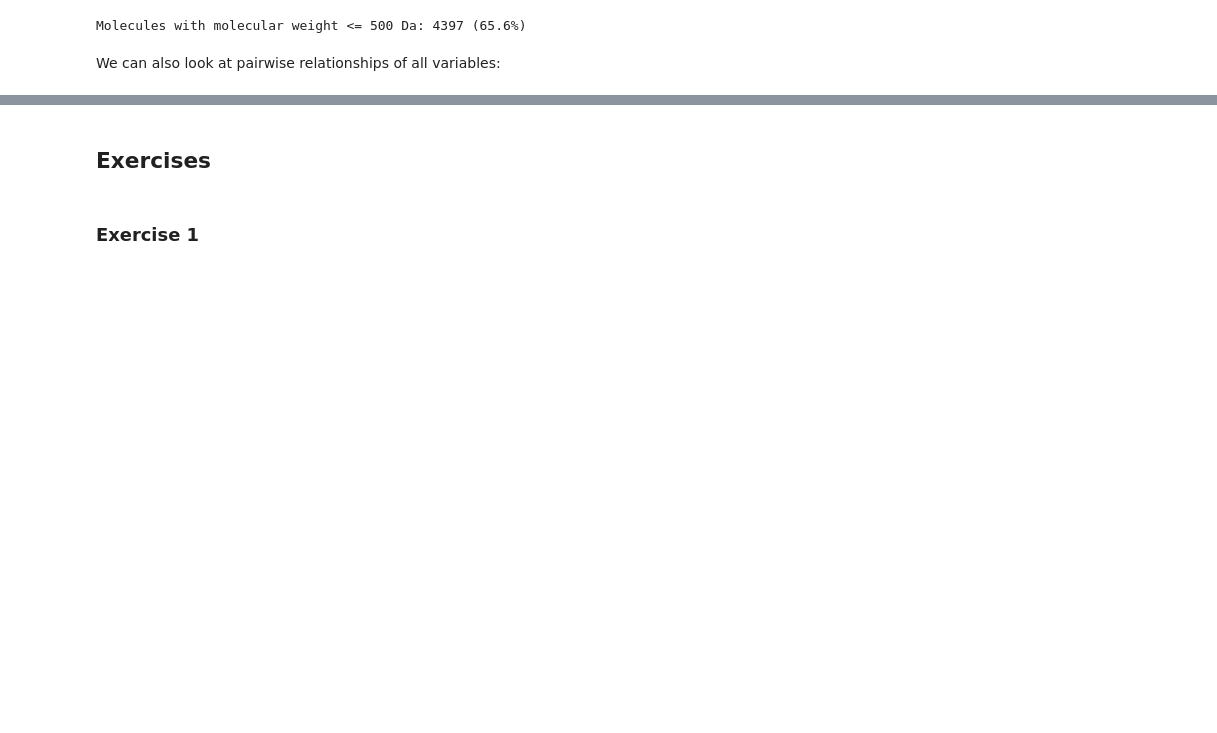
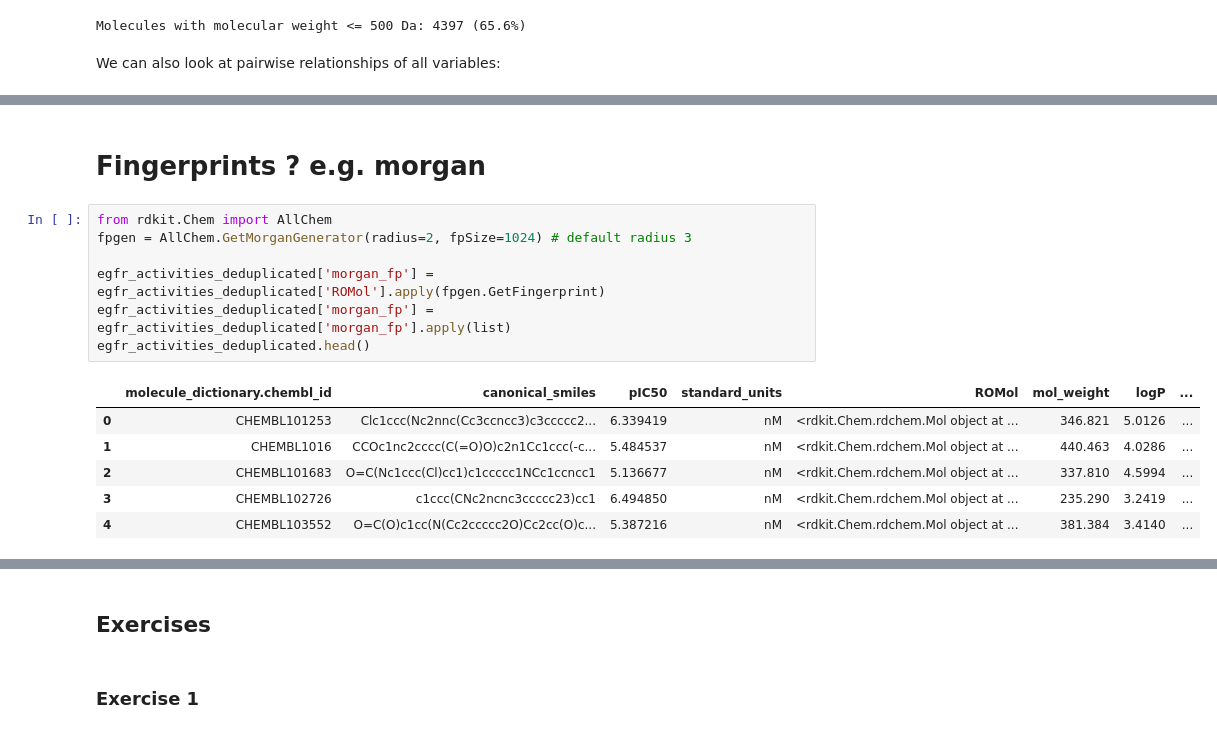
Before and after one commit to AndreaVolkamer/cic_summerschool_2025, a Jupyter notebook: session_1/session_1.ipynb, the cells around one changed output, grey strips where cells are left out. Cells and saved outputs as stored; diff of their text form; blank space fills up the shorter version.

```diff
--- a/session_1/session_1.ipynb
+++ b/session_1/session_1.ipynb
@@ -337,3 +405,19 @@ sns.pairplot(edfr_activities_deduplicated[["mol_weight", "logP", "pIC50"]])
 plt.show()
 # %% [output]
 [figure]
+# %% [markdown]
+# Fingerprints ? e.g. morgan
+# %%
+from rdkit.Chem import AllChem
+fpgen = AllChem.GetMorganGenerator(radius=2, fpSize=1024) # default radius 3
+
+egfr_activities_deduplicated['morgan_fp'] = egfr_activities_deduplicated['ROMol'].apply(fpgen.GetFingerprint)
+egfr_activities_deduplicated['morgan_fp'] = egfr_activities_deduplicated['morgan_fp'].apply(list)
+egfr_activities_deduplicated.head()
+# %% [output]
+|  | molecule_dictionary.chembl_id | canonical_smiles | pIC50 | standard_units | ROMol | mol_weight | logP | ... |
+| 0 | CHEMBL101253 | Clc1ccc(Nc2nnc(Cc3ccncc3)c3ccccc2... | 6.339419 | nM | <rdkit.Chem.rdchem.Mol object at ... | 346.821 | 5.0126 | ... |
+| 1 | CHEMBL1016 | CCOc1nc2cccc(C(=O)O)c2n1Cc1ccc(-c... | 5.484537 | nM | <rdkit.Chem.rdchem.Mol object at ... | 440.463 | 4.0286 | ... |
+| 2 | CHEMBL101683 | O=C(Nc1ccc(Cl)cc1)c1ccccc1NCc1ccncc1 | 5.136677 | nM | <rdkit.Chem.rdchem.Mol object at ... | 337.810 | 4.5994 | ... |
+| 3 | CHEMBL102726 | c1ccc(CNc2ncnc3ccccc23)cc1 | 6.494850 | nM | <rdkit.Chem.rdchem.Mol object at ... | 235.290 | 3.2419 | ... |
+| 4 | CHEMBL103552 | O=C(O)c1cc(N(Cc2ccccc2O)Cc2cc(O)c... | 5.387216 | nM | <rdkit.Chem.rdchem.Mol object at ... | 381.384 | 3.4140 | ... |
```
Also changed, not shown: parts of 47 cells of this notebook.
